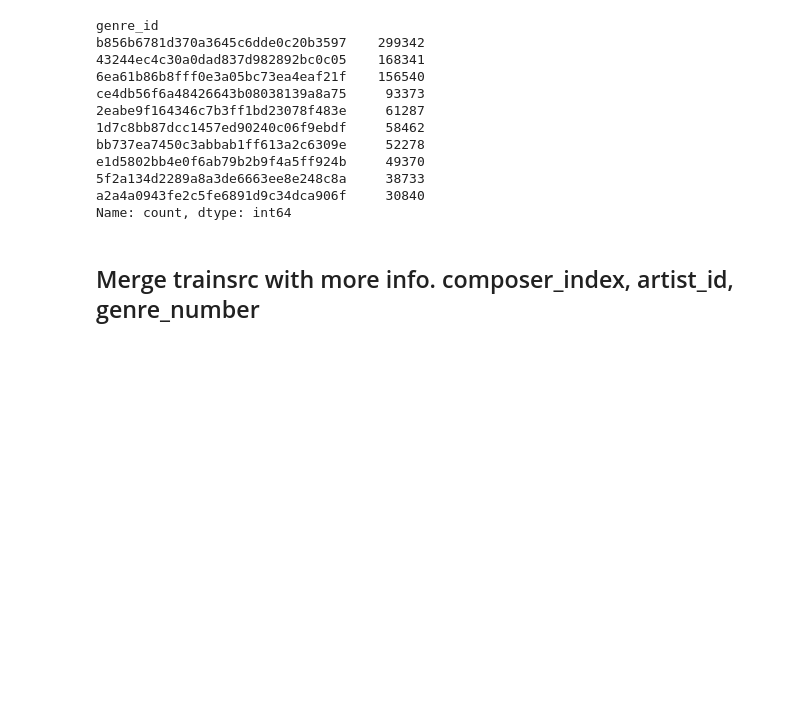
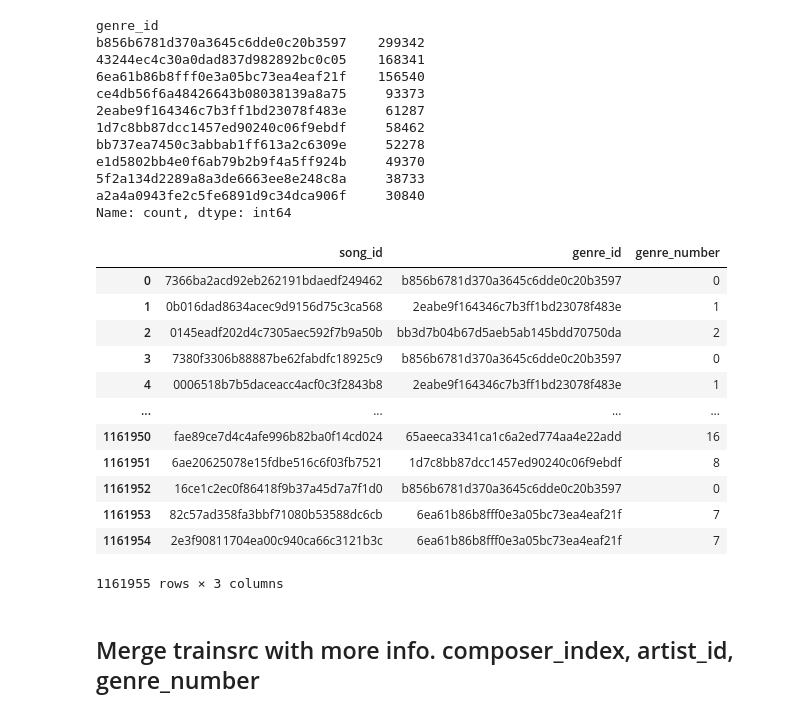
Before and after one commit to Han1018/KK-Data-Game-2023, a Jupyter notebook: explore_hzh.ipynb, the cells around one changed output. Drawn from its saved outputs; the diff is of its cells as text; code cells hidden in the pictures; blank space fills up the shorter version.

```diff
--- a/explore_hzh.ipynb
+++ b/explore_hzh.ipynb
@@ -218,17 +218,29 @@ Name: count, dtype: int64
 # %%
 # Assuming meta_song_genre is your DataFrame
 hash_ids = meta_song_genre["genre_id"].unique()
 
 # Create a dictionary to store the mapping of hash IDs to numbers
 hash_id_to_number = {hash_id: number for number, hash_id in enumerate(hash_ids)}
 
 # Add a new column with the transformed numbers to the DataFrame
-meta_song_composer["composer_index"] = meta_song_composer["composer_id"].map(
-    hash_id_to_number
-)
+meta_song_genre["genre_number"] = meta_song_genre["genre_id"].map(hash_id_to_number)
 
 # Print the corresponding dictionary
-meta_song_composer
+meta_song_genre
+# %% [output]
+|  | song_id | genre_id | genre_number |
+| 0 | 7366ba2acd92eb262191bdaedf249462 | b856b6781d370a3645c6dde0c20b3597 | 0 |
+| 1 | 0b016dad8634acec9d9156d75c3ca568 | 2eabe9f164346c7b3ff1bd23078f483e | 1 |
+| 2 | 0145eadf202d4c7305aec592f7b9a50b | bb3d7b04b67d5aeb5ab145bdd70750da | 2 |
+| 3 | 7380f3306b88887be62fabdfc18925c9 | b856b6781d370a3645c6dde0c20b3597 | 0 |
+| 4 | 0006518b7b5daceacc4acf0c3f2843b8 | 2eabe9f164346c7b3ff1bd23078f483e | 1 |
+| ... | ... | ... | ... |
+| 1161950 | fae89ce7d4c4afe996b82ba0f14cd024 | 65aeeca3341ca1c6a2ed774aa4e22add | 16 |
+| 1161951 | 6ae20625078e15fdbe516c6f03fb7521 | 1d7c8bb87dcc1457ed90240c06f9ebdf | 8 |
+| 1161952 | 16ce1c2ec0f86418f9b37a45d7a7f1d0 | b856b6781d370a3645c6dde0c20b3597 | 0 |
+| 1161953 | 82c57ad358fa3bbf71080b53588dc6cb | 6ea61b86b8fff0e3a05bc73ea4eaf21f | 7 |
+| 1161954 | 2e3f90811704ea00c940ca66c3121b3c | 6ea61b86b8fff0e3a05bc73ea4eaf21f | 7 |
+1161955 rows × 3 columns
 # %% [markdown]
 ## Merge trainsrc with more info. composer_index, artist_id, genre_number
 # %%
```
Also changed, not shown: parts of 5 cells of this notebook, 5 other files.
